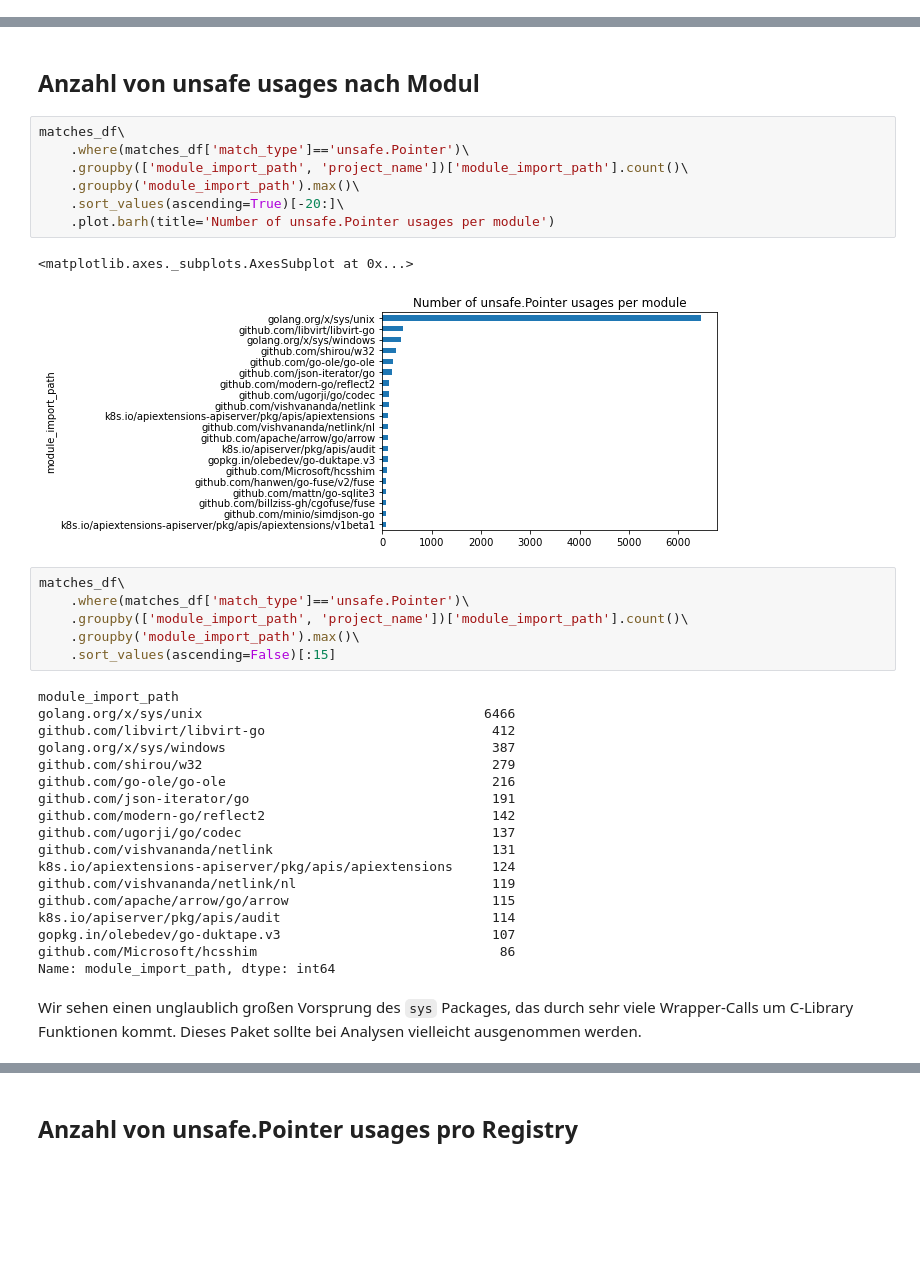
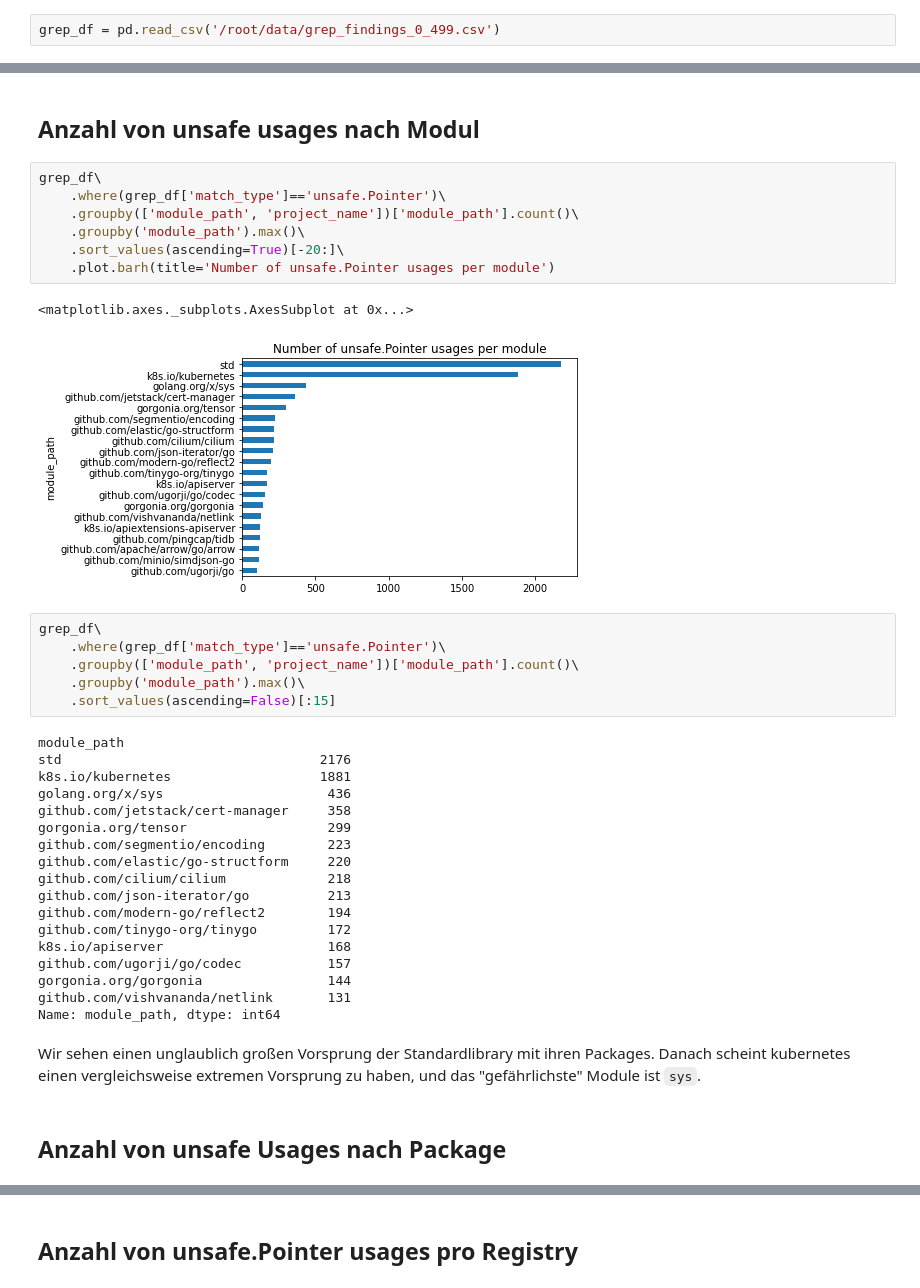
Before and after one commit to jlauinger/master-of-science, a Jupyter notebook: code/data-survey/analysis/data-exploration.ipynb, the cells around one changed output, grey strips where cells are left out. Cells and saved outputs as stored; diff of their text form; blank space fills up the shorter version.

```diff
--- a/code/data-survey/analysis/data-exploration.ipynb
+++ b/code/data-survey/analysis/data-exploration.ipynb
@@ -52,0 +31,2 @@ matches_df
+# %%
+grep_df = pd.read_csv('/root/data/grep_findings_0_499.csv')
@@ -183,39 +171,41 @@ Es scheint eine Art Schwelle zu geben: bis einschließlich caddyserver/caddy ben
 # %% [markdown]
 ## Anzahl von unsafe usages nach Modul
 # %%
-matches_df\
-    .where(matches_df['match_type']=='unsafe.Pointer')\
-    .groupby(['module_import_path', 'project_name'])['module_import_path'].count()\
-    .groupby('module_import_path').max()\
+grep_df\
+    .where(grep_df['match_type']=='unsafe.Pointer')\
+    .groupby(['module_path', 'project_name'])['module_path'].count()\
+    .groupby('module_path').max()\
     .sort_values(ascending=True)[-20:]\
     .plot.barh(title='Number of unsafe.Pointer usages per module')
 # %% [output]
 <matplotlib.axes._subplots.AxesSubplot at 0x...>
-[figure, old version]
+[figure, new version]
 # %%
-matches_df\
-    .where(matches_df['match_type']=='unsafe.Pointer')\
-    .groupby(['module_import_path', 'project_name'])['module_import_path'].count()\
-    .groupby('module_import_path').max()\
+grep_df\
+    .where(grep_df['match_type']=='unsafe.Pointer')\
+    .groupby(['module_path', 'project_name'])['module_path'].count()\
+    .groupby('module_path').max()\
     .sort_values(ascending=False)[:15]
 # %% [output]
-module_import_path
-golang.org/x/sys/unix                                    6466
-github.com/libvirt/libvirt-go                             412
-golang.org/x/sys/windows                                  387
-github.com/shirou/w32                                     279
-github.com/go-ole/go-ole                                  216
-github.com/json-iterator/go                               191
-github.com/modern-go/reflect2                             142
-github.com/ugorji/go/codec                                137
-github.com/vishvananda/netlink                            131
-k8s.io/apiextensions-apiserver/pkg/apis/apiextensions     124
-github.com/vishvananda/netlink/nl                         119
-github.com/apache/arrow/go/arrow                          115
-k8s.io/apiserver/pkg/apis/audit                           114
-gopkg.in/olebedev/go-duktape.v3                           107
-github.com/Microsoft/hcsshim                               86
-Name: module_import_path, dtype: int64
+module_path
+std                                 2176
+k8s.io/kubernetes                   1881
+golang.org/x/sys                     436
+github.com/jetstack/cert-manager     358
+gorgonia.org/tensor                  299
+github.com/segmentio/encoding        223
+github.com/elastic/go-structform     220
+github.com/cilium/cilium             218
+github.com/json-iterator/go          213
+github.com/modern-go/reflect2        194
+github.com/tinygo-org/tinygo         172
+k8s.io/apiserver                     168
+github.com/ugorji/go/codec           157
+gorgonia.org/gorgonia                144
+github.com/vishvananda/netlink       131
+Name: module_path, dtype: int64
-# %% [markdown]
-Wir sehen einen unglaublich großen Vorsprung des `sys` Packages, das durch sehr viele Wrapper-Calls um C-Library Funktionen kommt. Dieses Paket sollte bei Analysen vielleicht ausgenommen werden.
+# %% [markdown]
+Wir sehen einen unglaublich großen Vorsprung der Standardlibrary mit ihren Packages. Danach scheint kubernetes einen vergleichsweise extremen Vorsprung zu haben, und das "gefährlichste" Module ist `sys`.
+# %% [markdown]
+## Anzahl von unsafe Usages nach Package
 # %%
```
Also changed, not shown: parts of 76 cells of this notebook.
